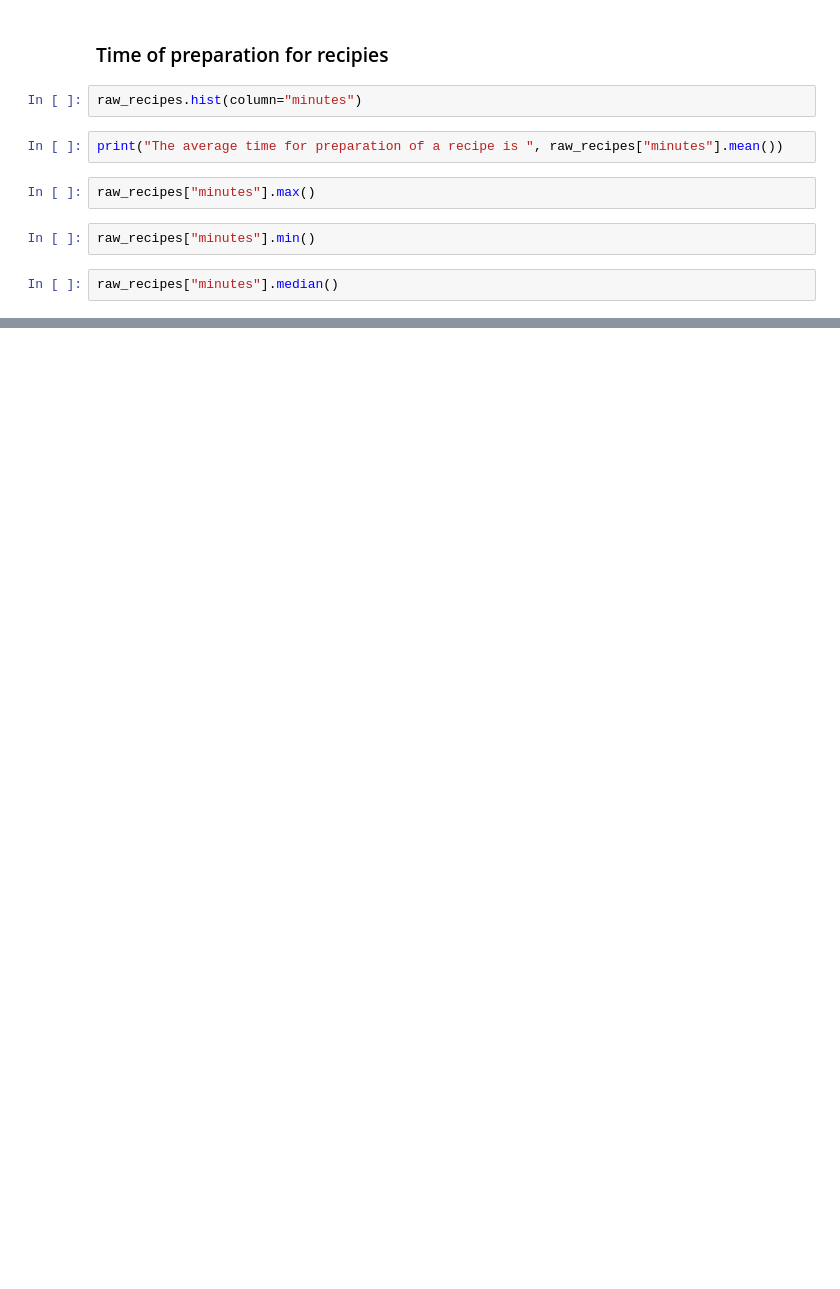
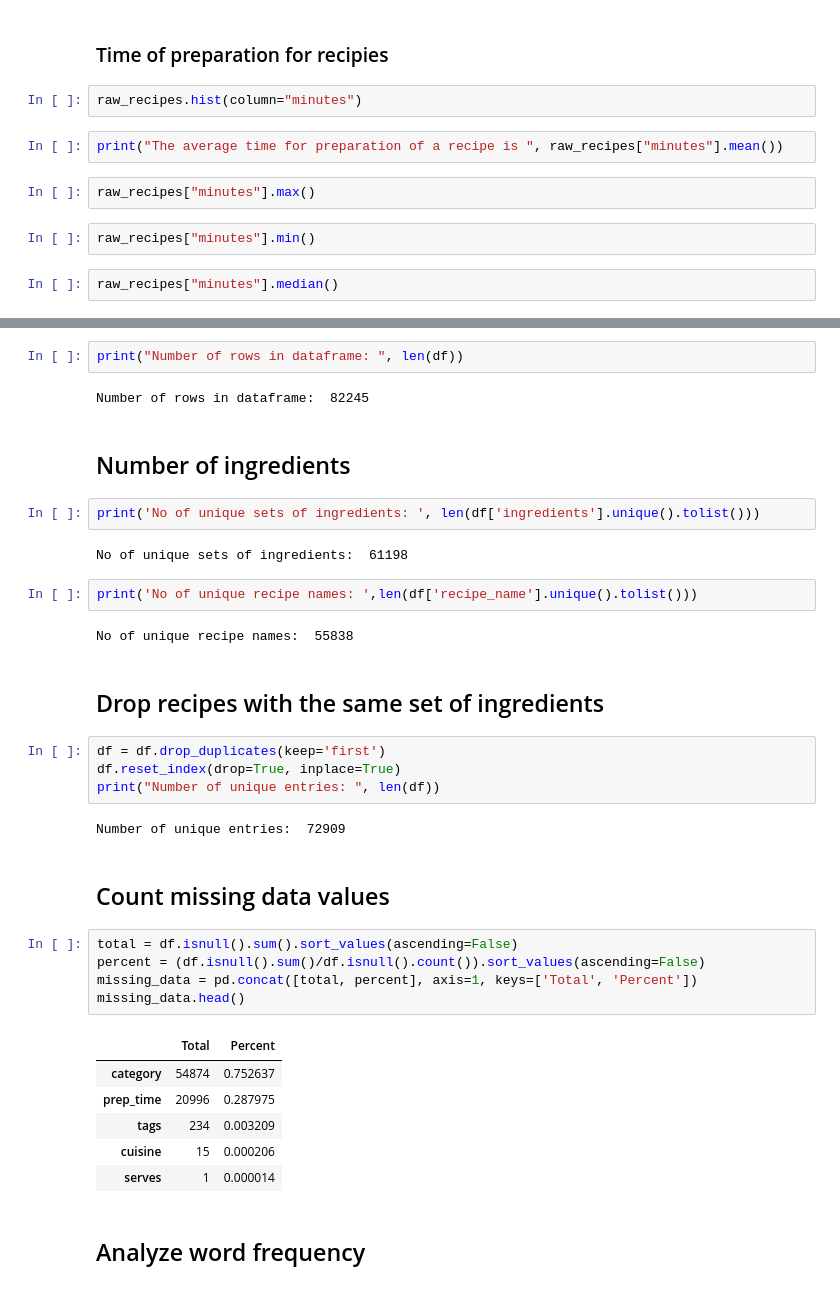
Before and after one commit to DavidGeisel/RecipeSuggestions, a Jupyter notebook: Notebooks/data_exploration.ipynb, the cells around one changed output, grey strips where cells are left out. Cells and saved outputs as stored; diff of their text form; blank space fills up the shorter version.

```diff
--- a/Notebooks/data_exploration.ipynb
+++ b/Notebooks/data_exploration.ipynb
@@ -83,0 +142,38 @@ raw_recipes["minutes"].median()
+# %%
+print("Number of rows in dataframe: ", len(df))
+# %% [output]
+Number of rows in dataframe:  82245
+# %% [markdown]
+## Number of ingredients
+# %%
+print('No of unique sets of ingredients: ', len(df['ingredients'].unique().tolist()))
+# %% [output]
+No of unique sets of ingredients:  61198
+# %%
+print('No of unique recipe names: ',len(df['recipe_name'].unique().tolist()))
+# %% [output]
+No of unique recipe names:  55838
+# %% [markdown]
+## Drop recipes with the same set of ingredients
+# %%
+df = df.drop_duplicates(keep='first')
+df.reset_index(drop=True, inplace=True)
+print("Number of unique entries: ", len(df))
+# %% [output]
+Number of unique entries:  72909
+# %% [markdown]
+## Count missing data values
+# %%
+total = df.isnull().sum().sort_values(ascending=False)
+percent = (df.isnull().sum()/df.isnull().count()).sort_values(ascending=False)
+missing_data = pd.concat([total, percent], axis=1, keys=['Total', 'Percent'])
+missing_data.head()
+# %% [output]
+|  | Total | Percent |
+| category | 54874 | 0.752637 |
+| prep_time | 20996 | 0.287975 |
+| tags | 234 | 0.003209 |
+| cuisine | 15 | 0.000206 |
+| serves | 1 | 0.000014 |
+# %% [markdown]
+## Analyze word frequency
```
Also changed, not shown: parts of 18 cells of this notebook, 9 other files.
